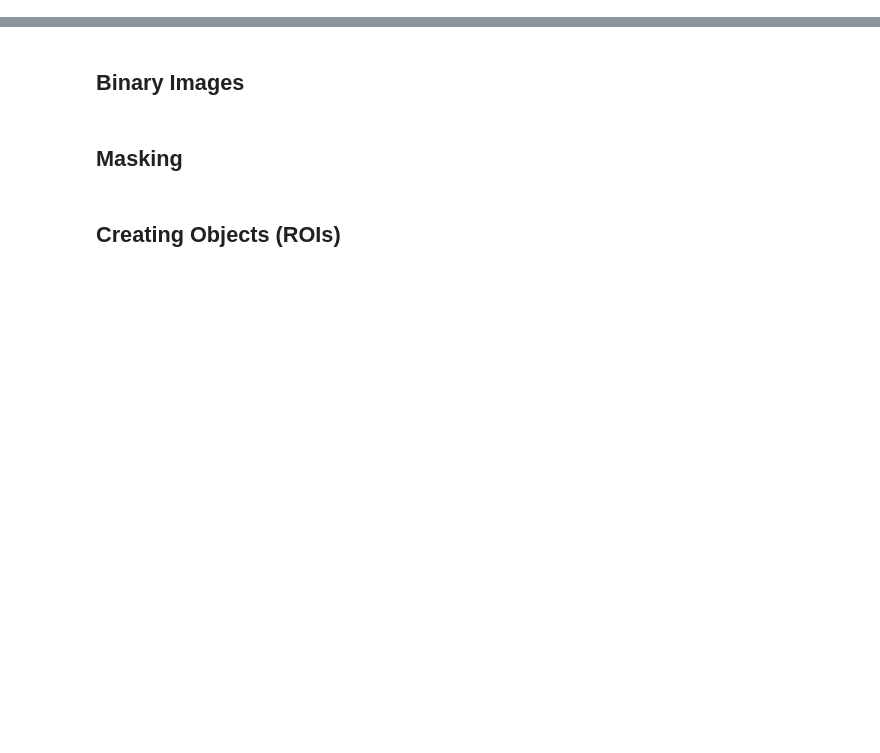
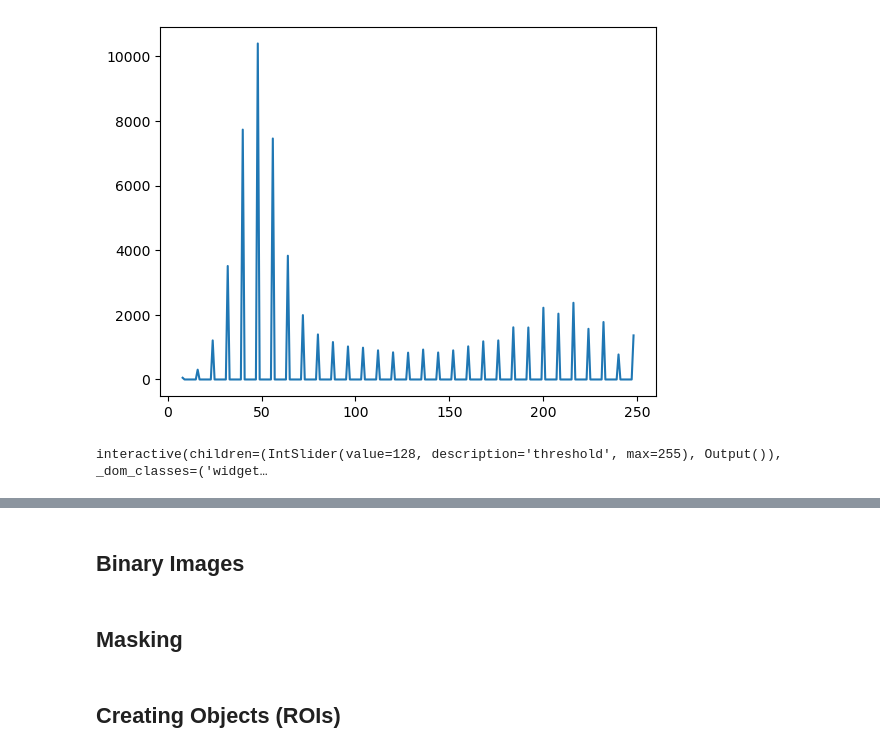
Before and after one commit to m-albert/mnb-image-analysis, a Jupyter notebook: materials/image_processing/image_processing.ipynb, the cells around one changed output, grey strips where cells are left out. Drawn from its saved outputs; the diff is of its cells as text; code cells hidden in the pictures; blank space fills up the shorter version.

Commit message:
Add thresholding to the top

```diff
--- a/materials/image_processing/image_processing.ipynb
+++ b/materials/image_processing/image_processing.ipynb
@@ -17,0 +28,38 @@ import pandas as pd
+# %%
+# Open blobs.tif
+img_blobs = tifffile.imread("../../data/blobs.tif")
+# plt.imshow(img_blobs, cmap="gray")
+
+hist, bin_centers = exposure.histogram(img_blobs)
+plt.plot(bin_centers, hist)
+plt.show()
+# %% [output]
+[figure, added]
+# %%
+@interact(threshold=(0, 255, 1))
+def apply_threshold(threshold=128):
+
+    # Step 1 — Select all pixels brighter than the chosen threshold
+    bright_pixels = noisy > threshold
+
+    # Step 2 — Convert the grayscale image to RGB so we can add colors
+    overlay_image = np.stack([img_blobs] * 3, axis=-1)
+
+    # Step 3 — Color the detected pixels red
+    overlay_image[bright_pixels] = [255, 0, 0]
+
+    # Step 4 — Show the original image and the detected pixels
+    fig, ax = plt.subplots(1, 2, figsize=(10, 5))
+
+    ax[0].imshow(img_blobs, cmap="gray")
+    ax[0].set_title("Original image")
+    ax[0].axis("off")
+
+    ax[1].imshow(overlay_image)
+    ax[1].set_title(f"Pixels brighter than {threshold}")
+    ax[1].axis("off")
+
+    plt.tight_layout()
+    plt.show()
+# %% [output]
+interactive(children=(IntSlider(value=128, description='threshold', max=255), Output()), _dom_classes=('widget…
```
Also changed, not shown: parts of 16 cells of this notebook.
